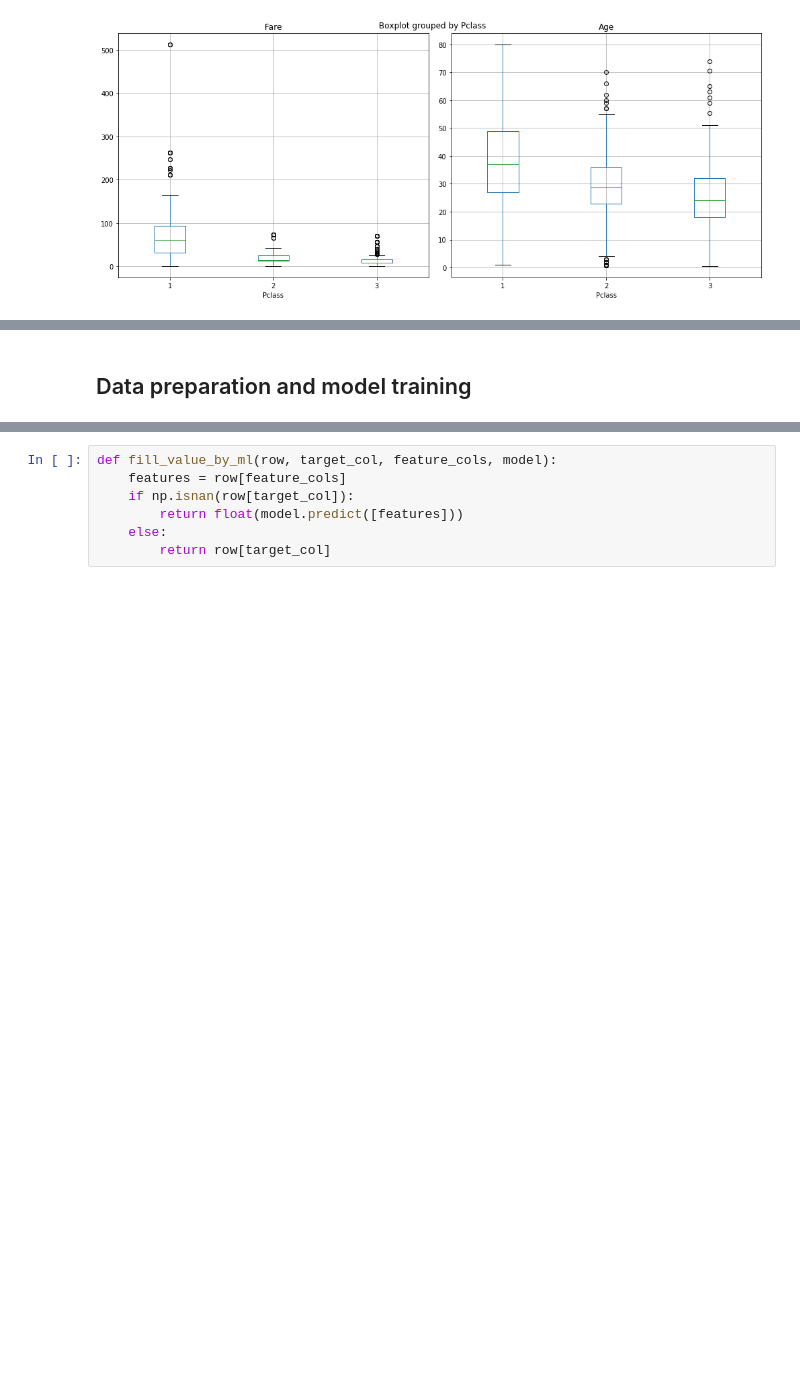
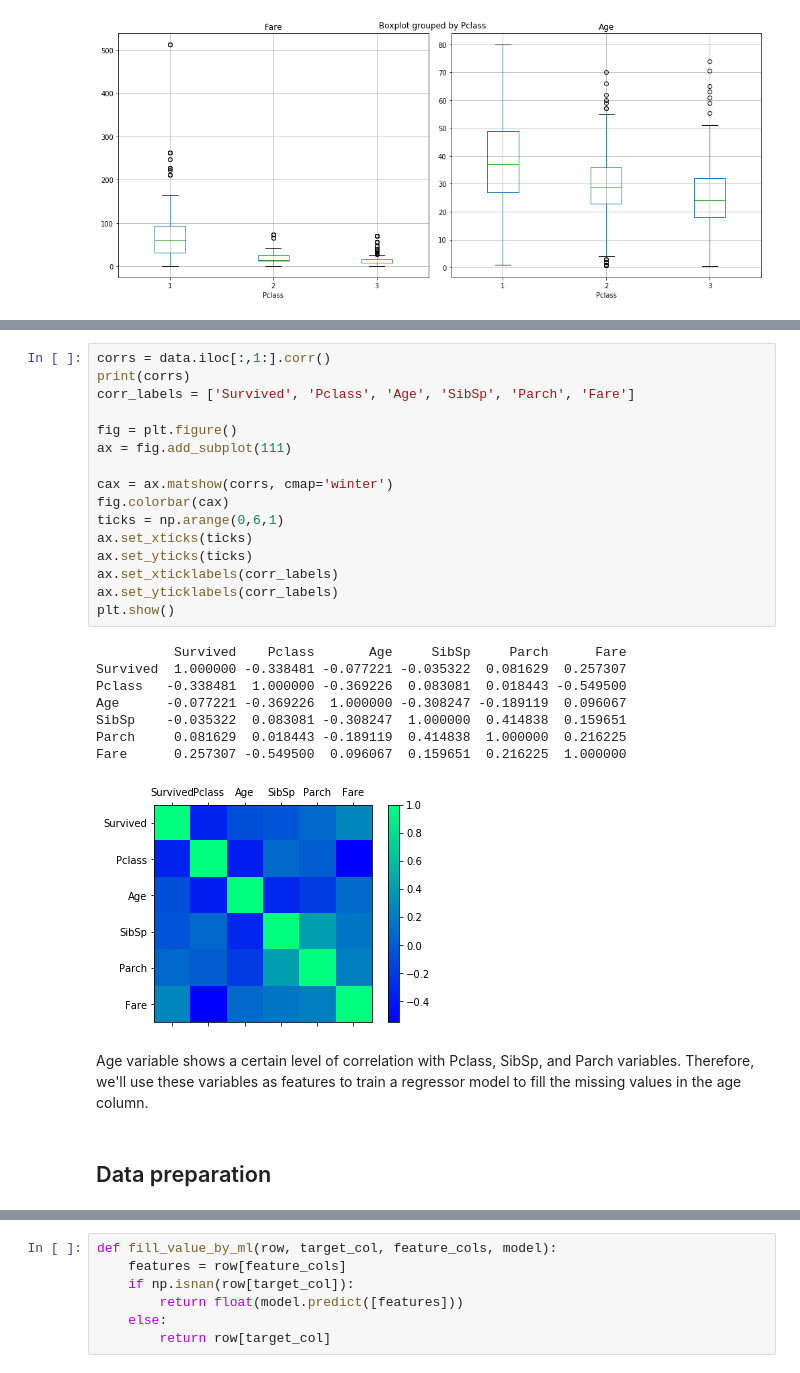
Before and after one commit to chasnew/data-analysis-repository, a Jupyter notebook: Titanic/Kaggle_titanic.ipynb, the cells around one changed output, grey strips where cells are left out. Cells and saved outputs as stored; diff of their text form; blank space fills up the shorter version.

```diff
--- a/Titanic/Kaggle_titanic.ipynb
+++ b/Titanic/Kaggle_titanic.ipynb
@@ -227,2 +288,29 @@ plt.show()
+# %%
+corrs = data.iloc[:,1:].corr()
+print(corrs)
+corr_labels = ['Survived', 'Pclass', 'Age', 'SibSp', 'Parch', 'Fare']
+
+fig = plt.figure()
+ax = fig.add_subplot(111)
+
+cax = ax.matshow(corrs, cmap='winter')
+fig.colorbar(cax)
+ticks = np.arange(0,6,1)
+ax.set_xticks(ticks)
+ax.set_yticks(ticks)
+ax.set_xticklabels(corr_labels)
+ax.set_yticklabels(corr_labels)
+plt.show()
+# %% [output]
+          Survived    Pclass       Age     SibSp     Parch      Fare
+Survived  1.000000 -0.338481 -0.077221 -0.035322  0.081629  0.257307
+Pclass   -0.338481  1.000000 -0.369226  0.083081  0.018443 -0.549500
+Age      -0.077221 -0.369226  1.000000 -0.308247 -0.189119  0.096067
+SibSp    -0.035322  0.083081 -0.308247  1.000000  0.414838  0.159651
+Parch     0.081629  0.018443 -0.189119  0.414838  1.000000  0.216225
+Fare      0.257307 -0.549500  0.096067  0.159651  0.216225  1.000000
+[figure, added]
+# %% [markdown]
+Age variable shows a certain level of correlation with Pclass, SibSp, and Parch variables. Therefore, we'll use these variables as features to train a regressor model to fill the missing values in the age column.
 # %% [markdown]
-## Data preparation and model training
+## Data preparation
```
Also changed, not shown: parts of 26 cells of this notebook, 4 other files.
